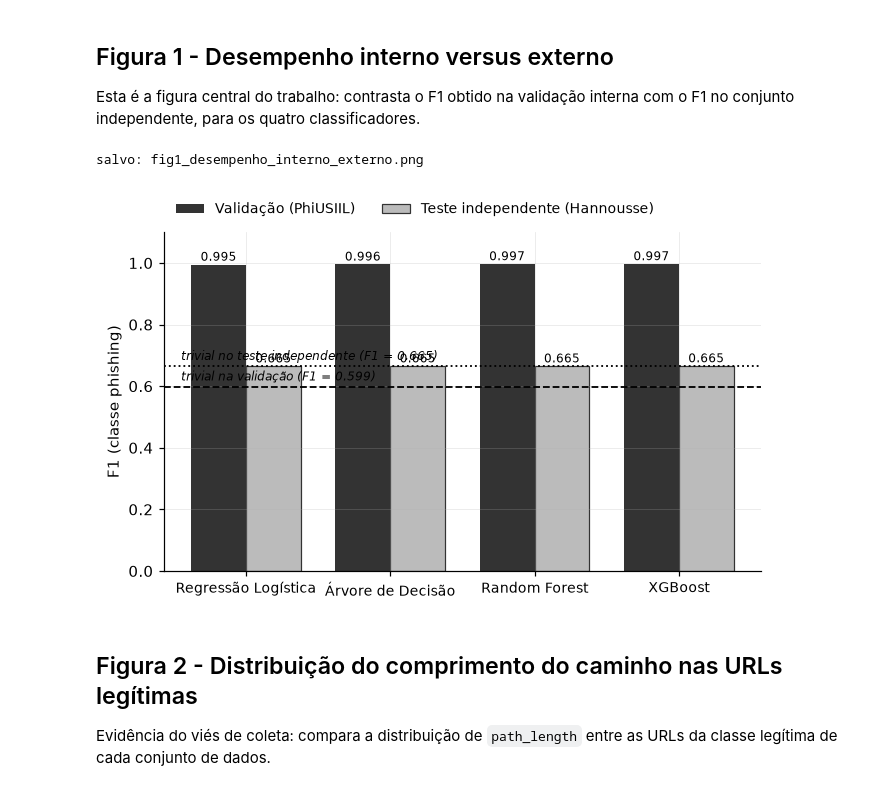
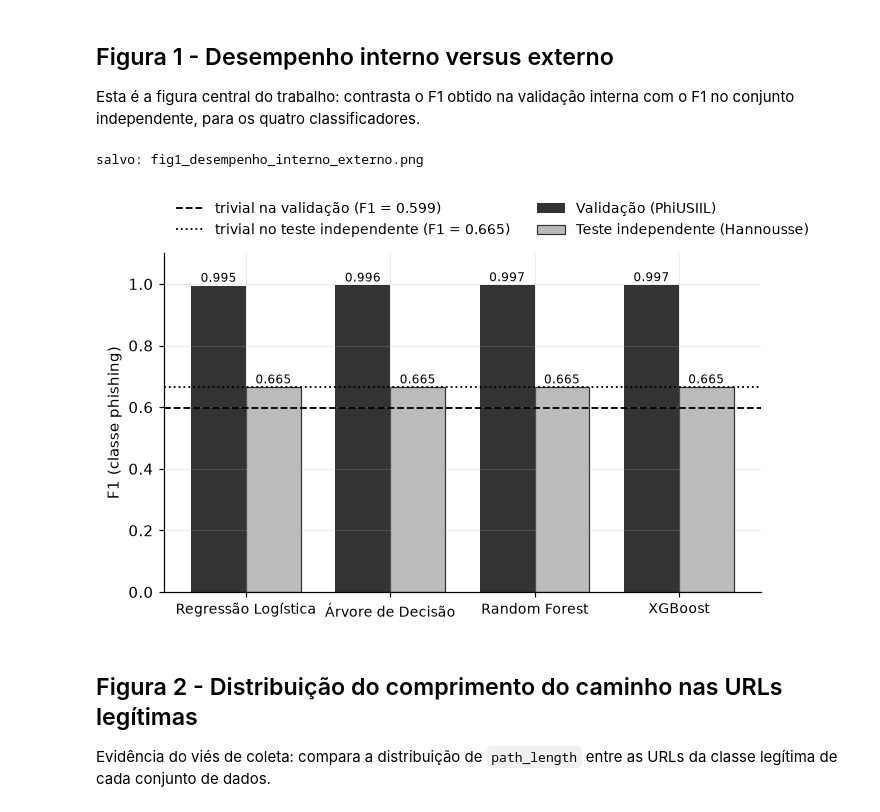
Before and after one commit to mduda-mac/tcc-phishing, a Jupyter notebook: notebooks/03_figuras.ipynb, the cells around one changed output. Saved outputs shown, nothing was run; the diff lists cells and outputs as text; code cells hidden in the pictures.

```diff
--- a/notebooks/03_figuras.ipynb
+++ b/notebooks/03_figuras.ipynb
@@ -69,43 +69,38 @@ fig, ax = plt.subplots(figsize=(7, 4))
 x = np.arange(len(ORDEM))
 largura = 0.38
 
 ax.bar(x - largura/2, res_val["f1"], largura,
        label="Validação (PhiUSIIL)", color=CINZA_ESCURO)
 ax.bar(x + largura/2, res_teste["f1"], largura,
        label="Teste independente (Hannousse)", color=CINZA_CLARO,
        edgecolor=CINZA_ESCURO, linewidth=0.8)
 
 # Linhas do classificador trivial (prever sempre a classe positiva), uma por
 # conjunto: a proporção de phishing difere entre validação e teste.
 f1_trivial_val = 2 * y_val.mean() / (1 + y_val.mean())
 f1_trivial_teste = 2 * y_teste.mean() / (1 + y_teste.mean())
 
-ax.axhline(f1_trivial_val, color="black", linestyle="--", linewidth=1.2)
-ax.text(-0.45, f1_trivial_val + 0.02,
-        f"trivial na validação (F1 = {f1_trivial_val:.3f})",
-        fontsize=8, ha="left", style="italic")
-
-ax.axhline(f1_trivial_teste, color="black", linestyle=":", linewidth=1.2)
-ax.text(-0.45, f1_trivial_teste + 0.02,
-        f"trivial no teste independente (F1 = {f1_trivial_teste:.3f})",
-        fontsize=8, ha="left", style="italic")
+ax.axhline(f1_trivial_val, color="black", linestyle="--", linewidth=1.2,
+           label=f"trivial na validação (F1 = {f1_trivial_val:.3f})")
+ax.axhline(f1_trivial_teste, color="black", linestyle=":", linewidth=1.2,
+           label=f"trivial no teste independente (F1 = {f1_trivial_teste:.3f})")
 
 for i, (v, t) in enumerate(zip(res_val["f1"], res_teste["f1"])):
     ax.text(i - largura/2, v + 0.012, f"{v:.3f}", ha="center", fontsize=8)
     ax.text(i + largura/2, t + 0.012, f"{t:.3f}", ha="center", fontsize=8)
 
 ax.set_xticks(x)
 ax.set_xticklabels(ORDEM, fontsize=9)
 ax.set_ylabel("F1 (classe phishing)")
 ax.set_ylim(0, 1.10)
 ax.legend(frameon=False, fontsize=9, ncol=2,
           loc="lower left", bbox_to_anchor=(0, 1.01))
 
 salvar(fig, "fig1_desempenho_interno_externo")
 plt.show()
 # %% [output]
 salvo: fig1_desempenho_interno_externo.png
-[figure, old version]
+[figure, new version]
 # %% [markdown]
 ## Figura 2 - Distribuição do comprimento do caminho nas URLs legítimas
 
```
Also changed, not shown: parts of 4 cells of this notebook, 3 other files.
